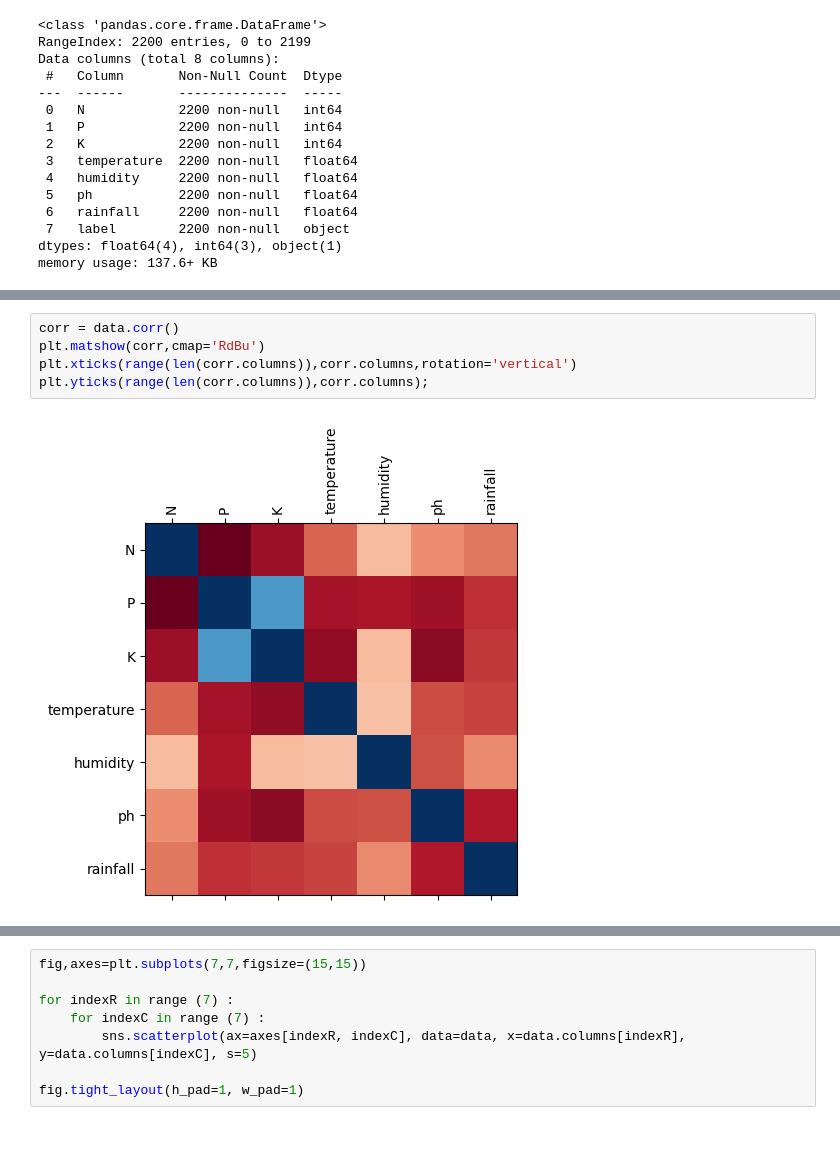
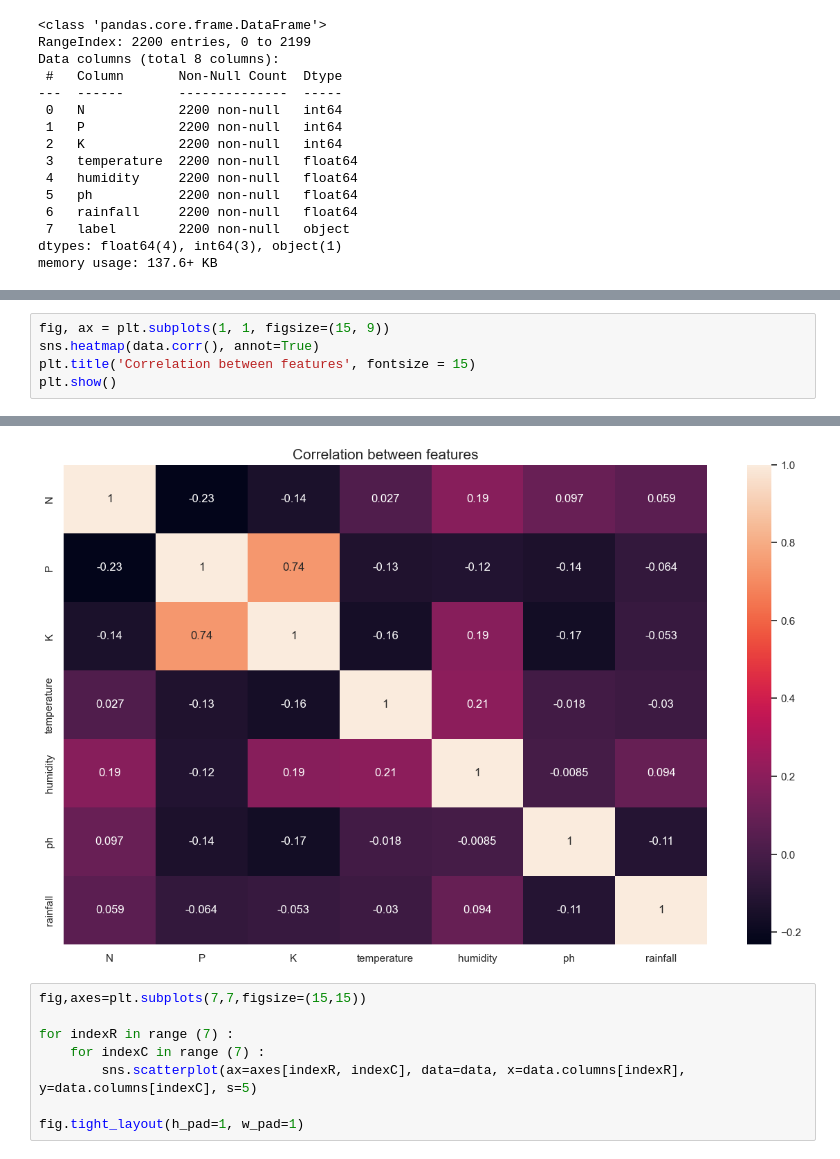
Before and after one commit to SOILCHECK/soil-check, a Jupyter notebook: data_analysis.ipynb, the cells around one changed output, grey strips where cells are left out. Saved outputs shown, nothing was run; the diff lists cells and outputs as text.

```diff
--- a/data_analysis.ipynb
+++ b/data_analysis.ipynb
@@ -63,7 +64,6 @@ fig.tight_layout(h_pad=2, w_pad=2)
-# %%
-corr = data.corr()
-plt.matshow(corr,cmap='RdBu')
-plt.xticks(range(len(corr.columns)),corr.columns,rotation='vertical')
-plt.yticks(range(len(corr.columns)),corr.columns);
-# %% [output]
-[figure, removed]
+# %%
+fig, ax = plt.subplots(1, 1, figsize=(15, 9))
+sns.heatmap(data.corr(), annot=True)
+plt.title('Correlation between features', fontsize = 15)
+plt.show()
+# %% [output]
@@ -70,3 +71,4 @@ plt.yticks(range(len(corr.columns)),corr.columns);
+[figure, added]
 # %%
 fig,axes=plt.subplots(7,7,figsize=(15,15))
 
```
Also changed, not shown: parts of 6 cells of this notebook, 2 other files.
